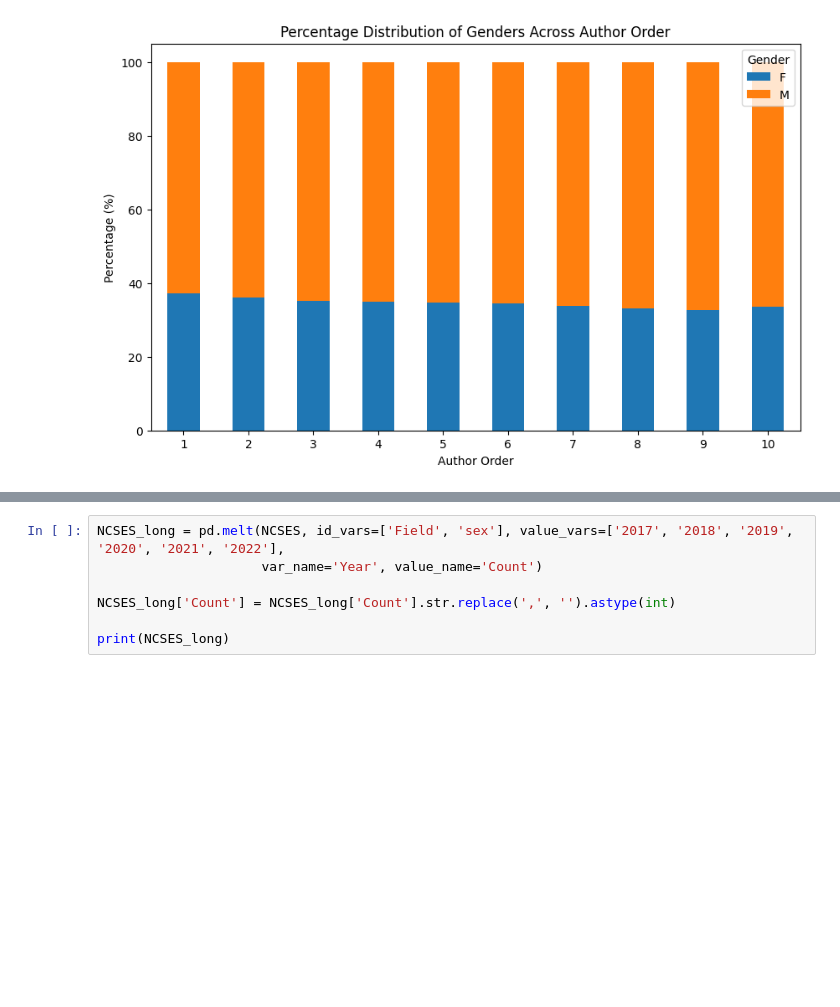
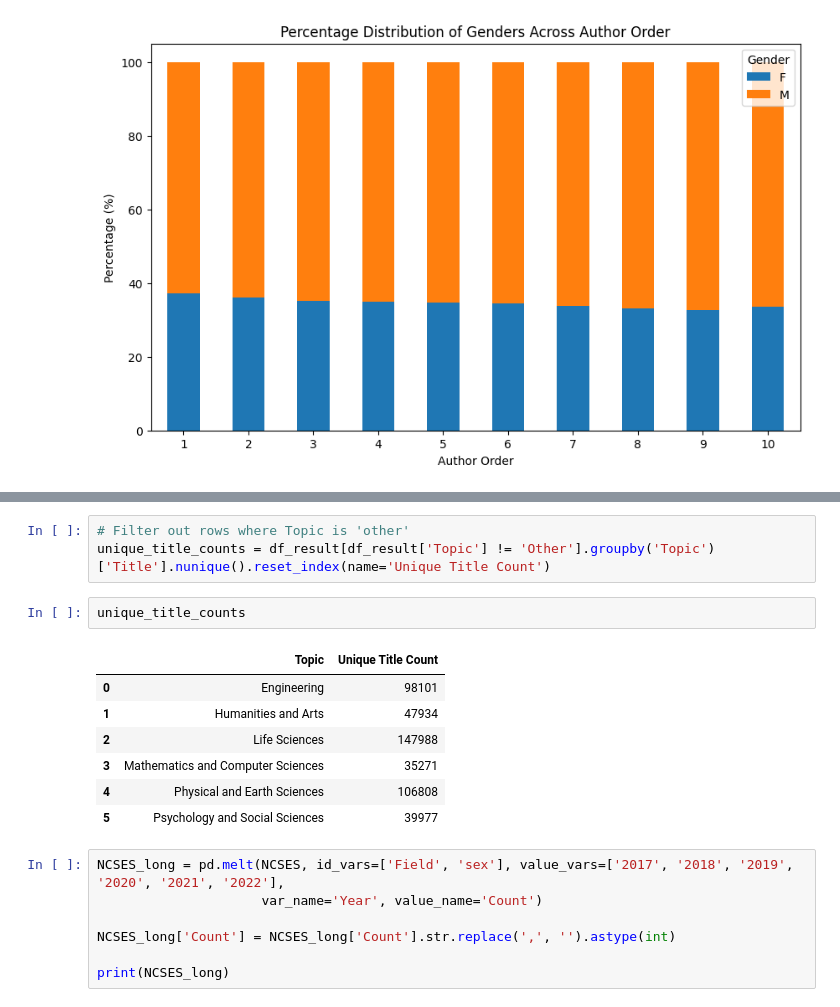
Before and after one commit to raagpatel1/SMU_MSDS_Capstone, a Jupyter notebook: analysis_raag.ipynb, the cells around one changed output, grey strips where cells are left out. Drawn from its saved outputs; the diff is of its cells as text; blank space fills up the shorter version.

```diff
--- a/analysis_raag.ipynb
+++ b/analysis_raag.ipynb
@@ -260,3 +290,16 @@ plt.show()
+# %%
+# Filter out rows where Topic is 'other'
+unique_title_counts = df_result[df_result['Topic'] != 'Other'].groupby('Topic')['Title'].nunique().reset_index(name='Unique Title Count')
+# %%
+unique_title_counts
+# %% [output]
+|  | Topic | Unique Title Count |
+| 0 | Engineering | 98101 |
+| 1 | Humanities and Arts | 47934 |
+| 2 | Life Sciences | 147988 |
+| 3 | Mathematics and Computer Sciences | 35271 |
+| 4 | Physical and Earth Sciences | 106808 |
+| 5 | Psychology and Social Sciences | 39977 |
 # %%
 NCSES_long = pd.melt(NCSES, id_vars=['Field', 'sex'], value_vars=['2017', '2018', '2019', '2020', '2021', '2022'],
                      var_name='Year', value_name='Count')
```
Also changed, not shown: parts of 7 cells of this notebook, 2 other files.
